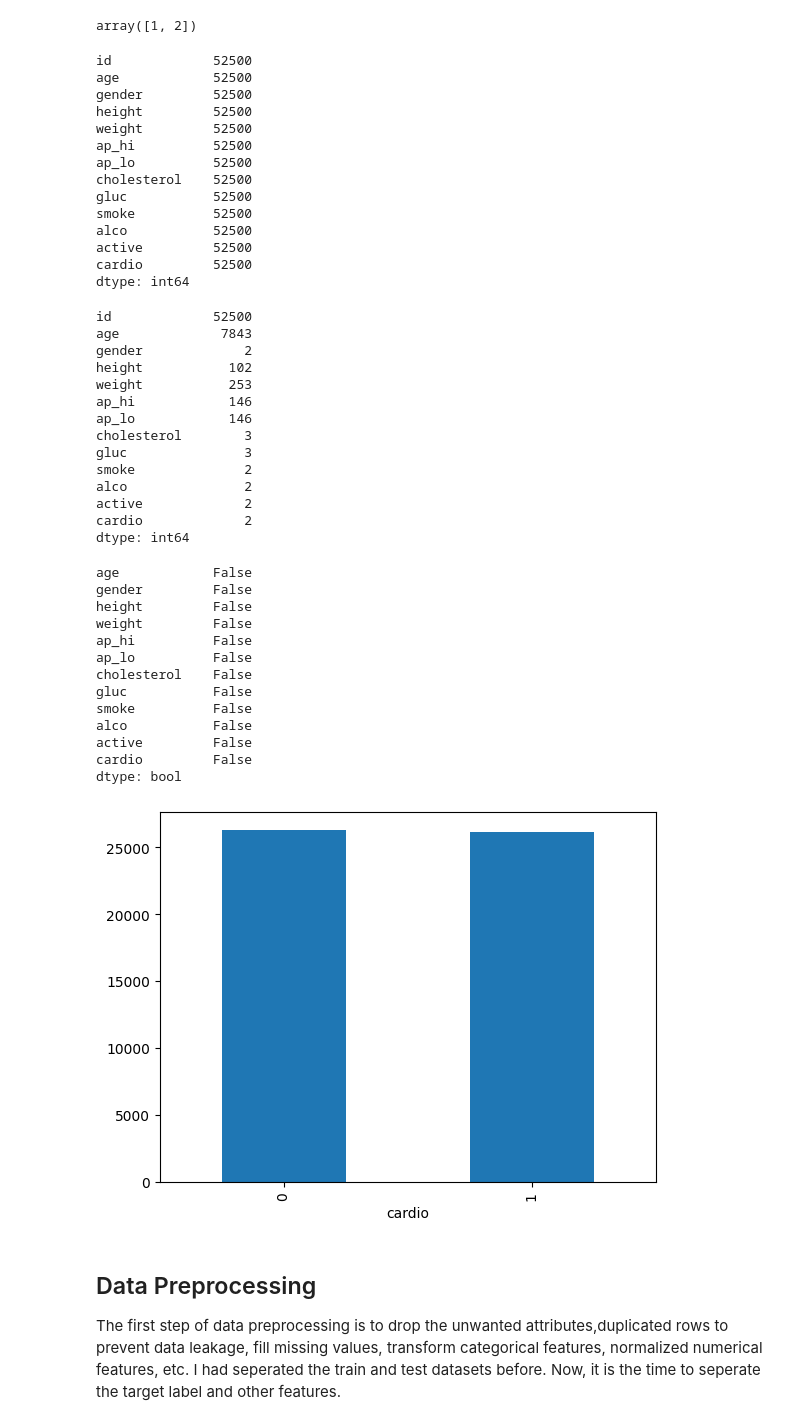
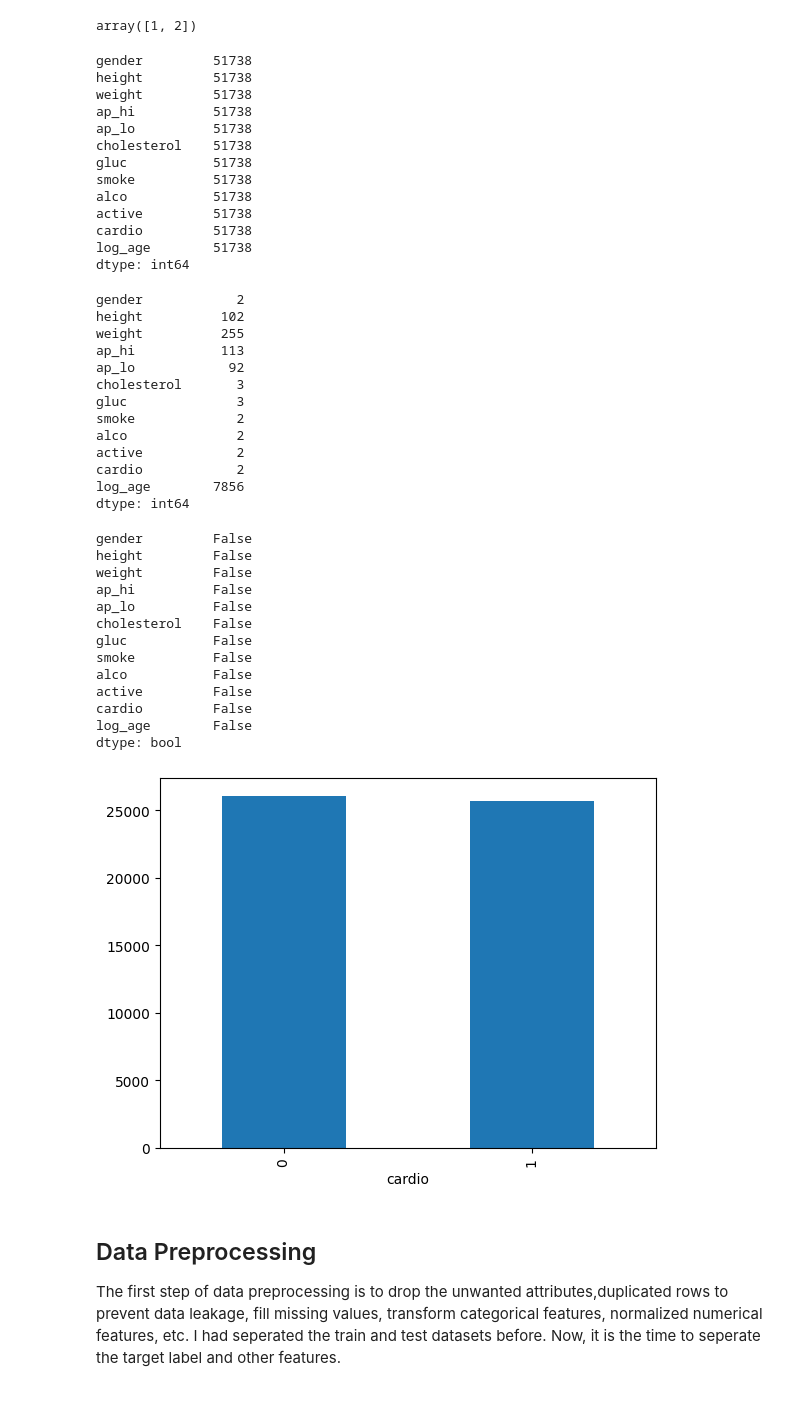
Before and after one commit to abolfazlahmadi/AI_teaching, a Jupyter notebook: GH1024356_FinalProject_M505A.ipynb, the cells around one changed output. Cells and saved outputs as stored; diff of their text form; code cells hidden in the pictures.

```diff
--- a/GH1024356_FinalProject_M505A.ipynb
+++ b/GH1024356_FinalProject_M505A.ipynb
@@ -92,7 +96,19 @@ Data has been downloaded from kaggle website and I improve the csv file format i
 df=pd.read_csv("/content/drive/MyDrive/Colab_Notebooks/M505A/cardio_train.csv")
 #show the first row of our original dataset
 df.head(1)
-df_train,df_test = sklearn.model_selection.train_test_split(df)
+df['age'] = pd.to_numeric(df['age'], errors='coerce')
+log_transformer = FunctionTransformer(np.log1p, validate=True)
+df['log_age'] = log_transformer.fit_transform(df[['age']])
+df.drop('age', axis=1, inplace=True)
+df.drop('id', axis=1, inplace=True)
+#remove implicit data missing
+df = df[df['weight'] > 20]
+df = df[df['ap_hi'] > 0]
+df = df[df['ap_hi'] < 300]
+df = df[df['ap_lo'] > 0]
+df = df[df['ap_lo'] < 500]
+
+df_train,df_test = train_test_split(df)
 
 print("df size:",df.shape)
 print("df_train size:",df_train.shape)
@@ -149,63 +164,58 @@ array([1, 2])
 # check missing data
 df_train.isnull().count()
 # %% [output]
-id             52500
-age            52500
-gender         52500
-height         52500
-weight         52500
-ap_hi          52500
-ap_lo          52500
-cholesterol    52500
-gluc           52500
-smoke          52500
-alco           52500
-active         52500
-cardio         52500
+gender         51738
+height         51738
+weight         51738
+ap_hi          51738
+ap_lo          51738
+cholesterol    51738
+gluc           51738
+smoke          51738
+alco           51738
+active         51738
+cardio         51738
+log_age        51738
 dtype: int64
 # %%
 # get to know about unique values of each column
 df_train.nunique()
 # %% [output]
-id             52500
-age             7843
-gender             2
-height           102
-weight           253
-ap_hi            146
-ap_lo            146
-cholesterol        3
-gluc               3
-smoke              2
-alco               2
-active             2
-cardio             2
+gender            2
+height          102
+weight          255
+ap_hi           113
+ap_lo            92
+cholesterol       3
+gluc              3
+smoke             2
+alco              2
+active            2
+cardio            2
+log_age        7856
 dtype: int64
 # %%
 #number of nulls
 df_train.isnull().sum()
 #distribution of target label
 df_train["cardio"].value_counts().plot(kind="bar")
-#drop id column - useless column
-df_train.drop(columns=['id'], inplace=True)
-df_test.drop(columns=['id'], inplace=True)
 #see if a column is filled with 0
 df_train.sum() == 0
 # %% [output]
-age            False
 gender         False
 height         False
 weight         False
 ap_hi          False
 ap_lo          False
 cholesterol    False
 gluc           False
 smoke          False
 alco           False
 active         False
 cardio         False
+log_age        False
 dtype: bool
-[figure, old version]
+[figure, new version]
 # %% [markdown]
 ## Data Preprocessing
 The first step of data preprocessing is to drop the unwanted attributes,duplicated rows to prevent data leakage, fill missing values, transform categorical features, normalized numerical features, etc.
```
Also changed, not shown: parts of 21 cells of this notebook.
